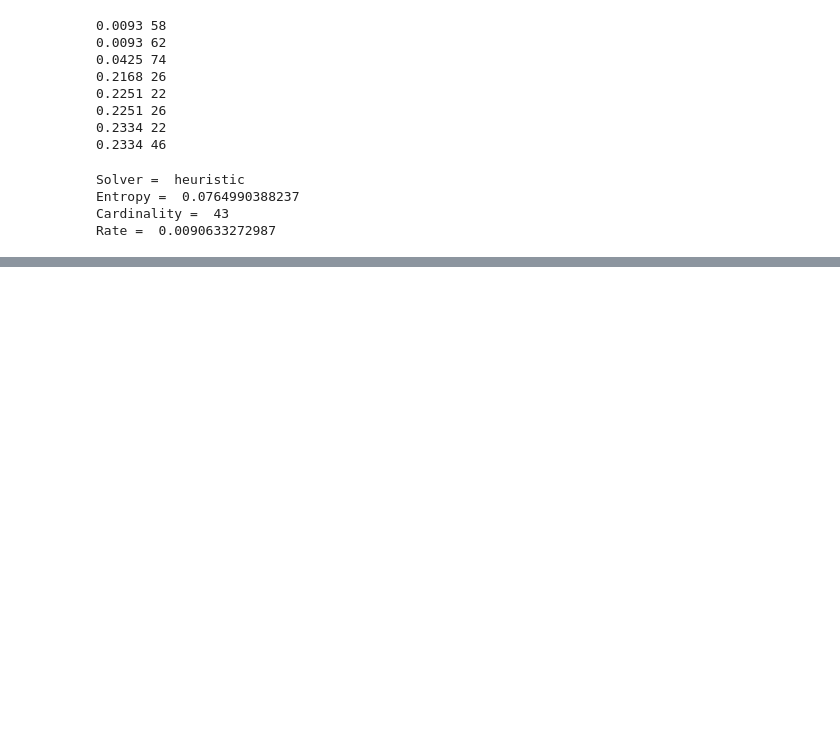
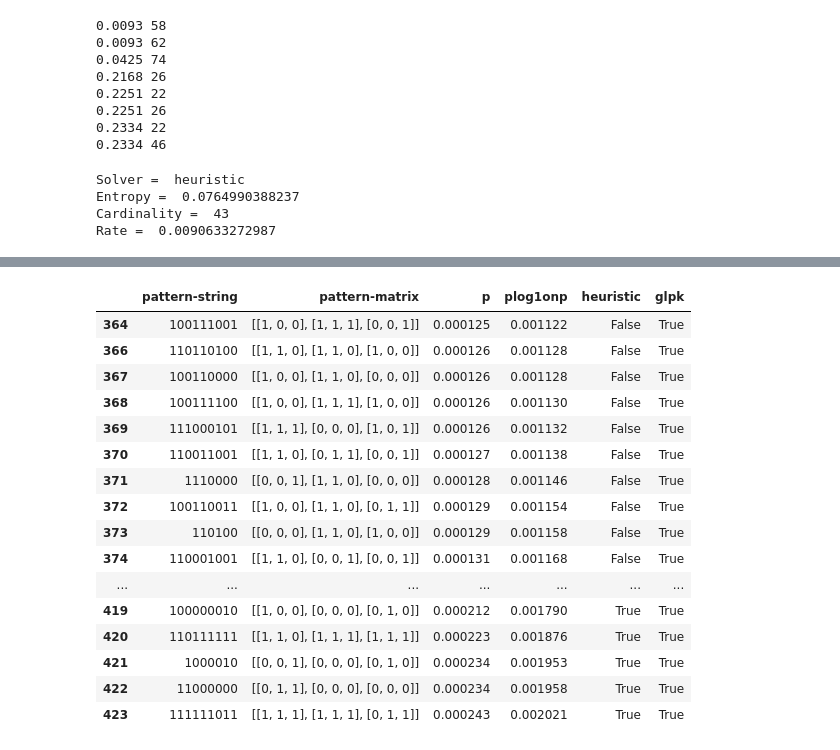
Before and after one commit to nareto/BPV, a Jupyter notebook: plo6-3D-entropy.ipynb, the cells around one changed output, grey strips where cells are left out. Cells and saved outputs as stored; diff of their text form; code cells hidden in the pictures; blank space fills up the shorter version.

Commit message:
implemented glpk_solver

```diff
--- a/plo6-3D-entropy.ipynb
+++ b/plo6-3D-entropy.ipynb
@@ -153,3 +153,11 @@ Solver =  heuristic
 Entropy =  0.0764990388237
 Cardinality =  43
 Rate =  0.0090633272987
+# %%
+glpsol = BPV.BPV("glpk",data,58,0.0093,time_solver=True)
+glpsol.solve()
+glpsol.pprint_solution()
+
+glpsol = BPV.BPV("pulp",data,58,0.0093,time_solver=True)
+glpsol.solve()
+glpsol.pprint_solution()
@@ -155,0 +176,20 @@ Rate =  0.0090633272987
+# %%
+glpsol.solution
+# %% [output]
+|  | pattern-string | pattern-matrix | p | plog1onp | heuristic | glpk |
+| 364 | 100111001 | [[1, 0, 0], [1, 1, 1], [0, 0, 1]] | 0.000125 | 0.001122 | False | True |
+| 366 | 110110100 | [[1, 1, 0], [1, 1, 0], [1, 0, 0]] | 0.000126 | 0.001128 | False | True |
+| 367 | 100110000 | [[1, 0, 0], [1, 1, 0], [0, 0, 0]] | 0.000126 | 0.001128 | False | True |
+| 368 | 100111100 | [[1, 0, 0], [1, 1, 1], [1, 0, 0]] | 0.000126 | 0.001130 | False | True |
+| 369 | 111000101 | [[1, 1, 1], [0, 0, 0], [1, 0, 1]] | 0.000126 | 0.001132 | False | True |
+| 370 | 110011001 | [[1, 1, 0], [0, 1, 1], [0, 0, 1]] | 0.000127 | 0.001138 | False | True |
+| 371 | 1110000 | [[0, 0, 1], [1, 1, 0], [0, 0, 0]] | 0.000128 | 0.001146 | False | True |
+| 372 | 100110011 | [[1, 0, 0], [1, 1, 0], [0, 1, 1]] | 0.000129 | 0.001154 | False | True |
+| 373 | 110100 | [[0, 0, 0], [1, 1, 0], [1, 0, 0]] | 0.000129 | 0.001158 | False | True |
+| 374 | 110001001 | [[1, 1, 0], [0, 0, 1], [0, 0, 1]] | 0.000131 | 0.001168 | False | True |
+| ... | ... | ... | ... | ... | ... | ... |
+| 419 | 100000010 | [[1, 0, 0], [0, 0, 0], [0, 1, 0]] | 0.000212 | 0.001790 | True | True |
+| 420 | 110111111 | [[1, 1, 0], [1, 1, 1], [1, 1, 1]] | 0.000223 | 0.001876 | True | True |
+| 421 | 1000010 | [[0, 0, 1], [0, 0, 0], [0, 1, 0]] | 0.000234 | 0.001953 | True | True |
+| 422 | 11000000 | [[0, 1, 1], [0, 0, 0], [0, 0, 0]] | 0.000234 | 0.001958 | True | True |
+| 423 | 111111011 | [[1, 1, 1], [1, 1, 1], [0, 1, 1]] | 0.000243 | 0.002021 | True | True |
```
Also changed, not shown: parts of 2 cells of this notebook, 1 other file.
